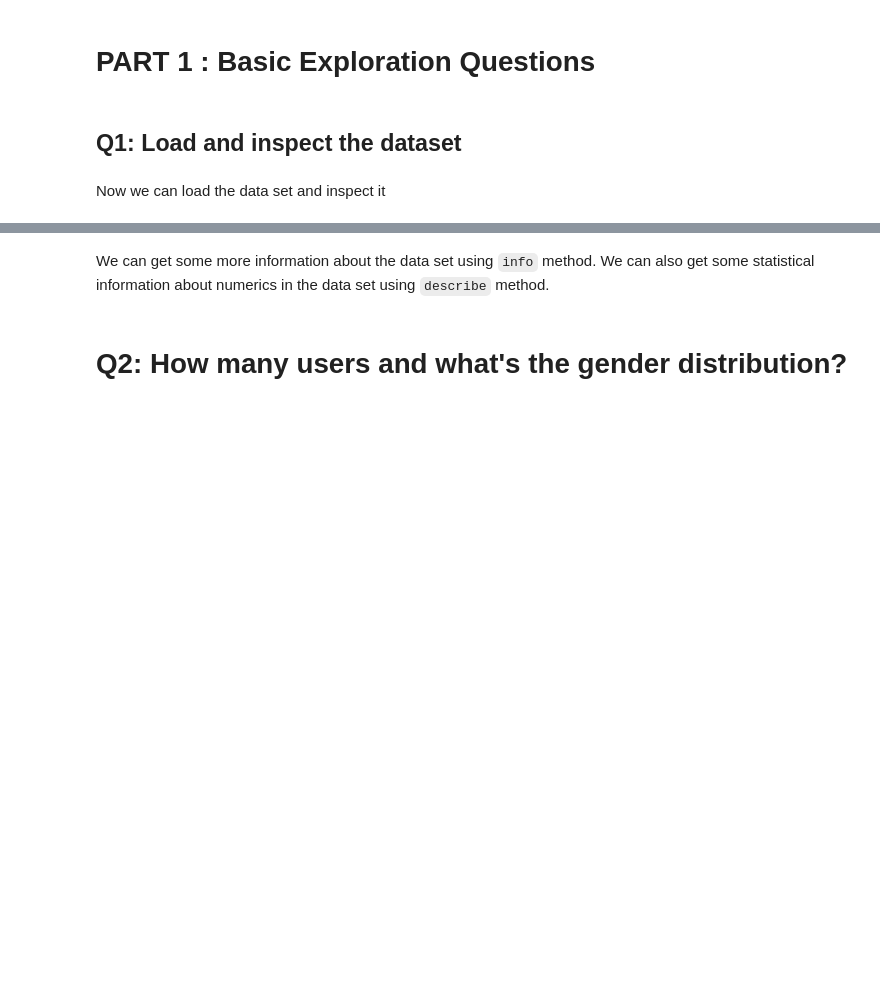
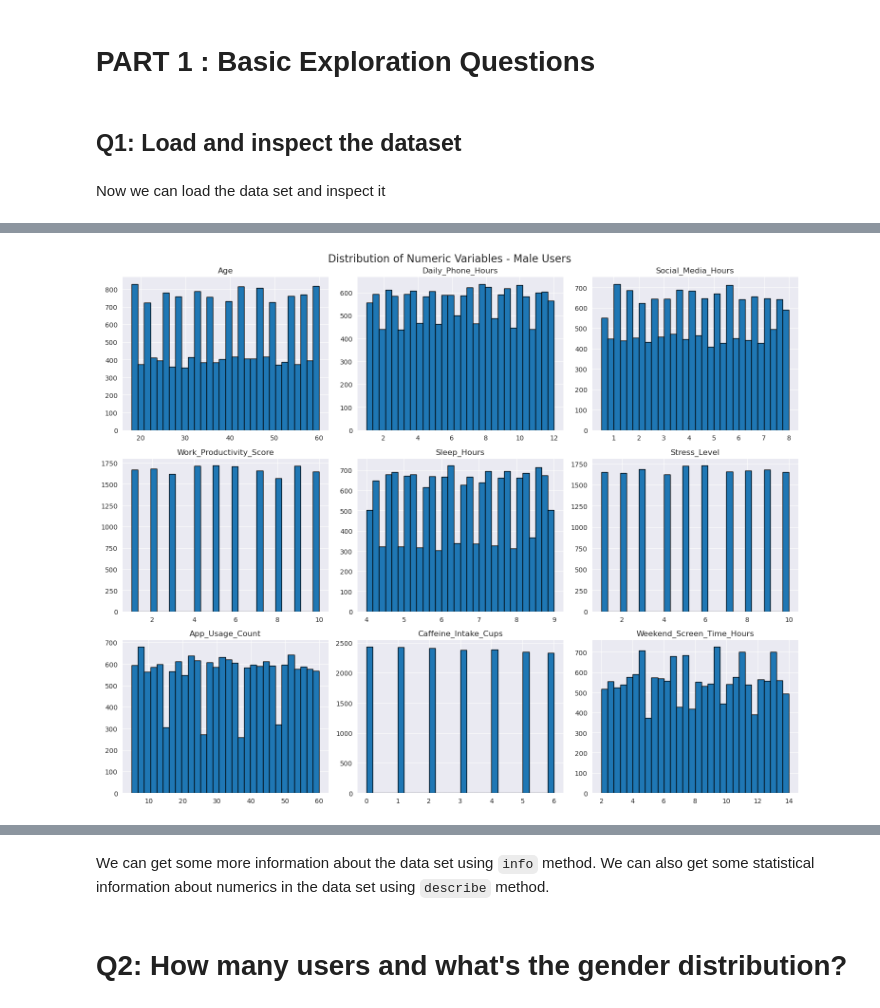
Before and after one commit to geff-ghost/screenTimeSleep, a Jupyter notebook: Smartphone_Usage_Statistics.ipynb, the cells around one changed output, grey strips where cells are left out. Saved outputs shown, nothing was run; the diff lists cells and outputs as text; code cells hidden in the pictures; blank space fills up the shorter version.

Commit message:
Digging into Male data frame to See there behaviors

```diff
--- a/Smartphone_Usage_Statistics.ipynb
+++ b/Smartphone_Usage_Statistics.ipynb
@@ -20,0 +26,5 @@ sns.scatterplot(x='Stress_Level', y='Work_Productivity_Score', hue=smartphone_df
+# %%
+numeri_col = [
+    'Age', 'Daily_Phone_Hours', 'Social_Media_Hours', 'Work_Productivity_Score',
+    'Sleep_Hours', 'Stress_Level', 'App_Usage_Count', 'Caffeine_Intake_Cups',
+    'Weekend_Screen_Time_Hours']
@@ -20,0 +104,4 @@ sns.scatterplot(x='Stress_Level', y='Work_Productivity_Score', hue=smartphone_df
+# %%
+male_df = smartphone_df[smartphone_df['Gender'] == 'Male'][numeri_col]
+
+male_df.head()
@@ -20,0 +115,8 @@ sns.scatterplot(x='Stress_Level', y='Work_Productivity_Score', hue=smartphone_df
+# %%
+# Plot histograms for all numeric columns
+male_df.hist(figsize=(15,12), bins=30, edgecolor='black')
+plt.suptitle('Distribution of Numeric Variables - Male Users', fontsize=16)
+plt.tight_layout()
+plt.show()
+# %% [output]
+[figure, added]
```
Also changed, not shown: parts of 28 cells of this notebook.
